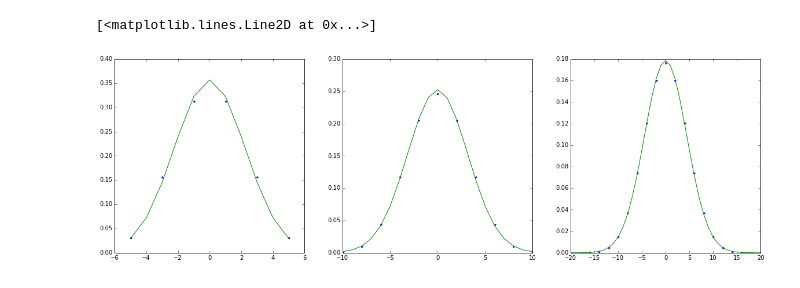
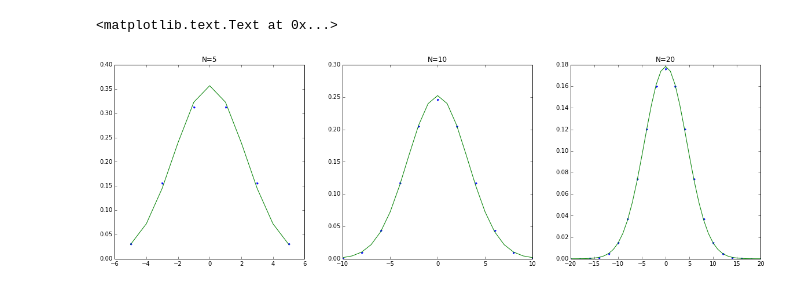
Before and after one commit to rethmecc/Phy411Assignments, a Jupyter notebook: 421QA1BN.ipynb, the cells around one changed output. Saved outputs shown, nothing was run; the diff lists cells and outputs as text; code cells hidden in the pictures.

```diff
--- a/421QA1BN.ipynb
+++ b/421QA1BN.ipynb
@@ -7,32 +7,38 @@ import matplotlib.mlab as mlab
 # %%
 p=0.5
 q=1-p
 
 fig,ax=plt.subplots(1,3,figsize=(20,6))
 x5 = scipy.linspace(0,5,6)
 x10 = scipy.linspace(0,10,11)
 x20= scipy.linspace(0,20,21)
 pmf5 = scipy.stats.binom.pmf(x5,5,p)
 pmf10 = scipy.stats.binom.pmf(x10,10,p)
 pmf20 = scipy.stats.binom.pmf(x20,20,p)
 ax[0].plot((x5-2.5)*2,pmf5,'.')
 ax[1].plot((x10-5)*2,pmf10,'.')
 ax[2].plot((x20-10)*2,pmf20,'.')
 
 mean=p-q
 sigma = scipy.sqrt(4*p*q*5)
 x=scipy.linspace(-5,5,11)
 ax[0].plot(x,2*mlab.normpdf(x,mean,sigma))
 
 sigma = scipy.sqrt(4*p*q*10)
 x=scipy.linspace(-10,10,21)
 ax[1].plot(x,2*mlab.normpdf(x,mean,sigma))
 
 sigma = scipy.sqrt(4*p*q*20)
 x=scipy.linspace(-20,20,41)
 ax[2].plot(x,2*mlab.normpdf(x,mean,sigma))
 
+ax[0].set_title('N=5')
+ax[1].set_title('N=10')
+ax[2].set_title('N=20')
+
+fig.set_title
+
 #mlab.normpdf()
 # %% [output]
-[<matplotlib.lines.Line2D at 0x...>]
+<matplotlib.text.Text at 0x...>
-[figure, old version]
+[figure, new version]
```
Also changed, not shown: parts of 1 cell of this notebook.
